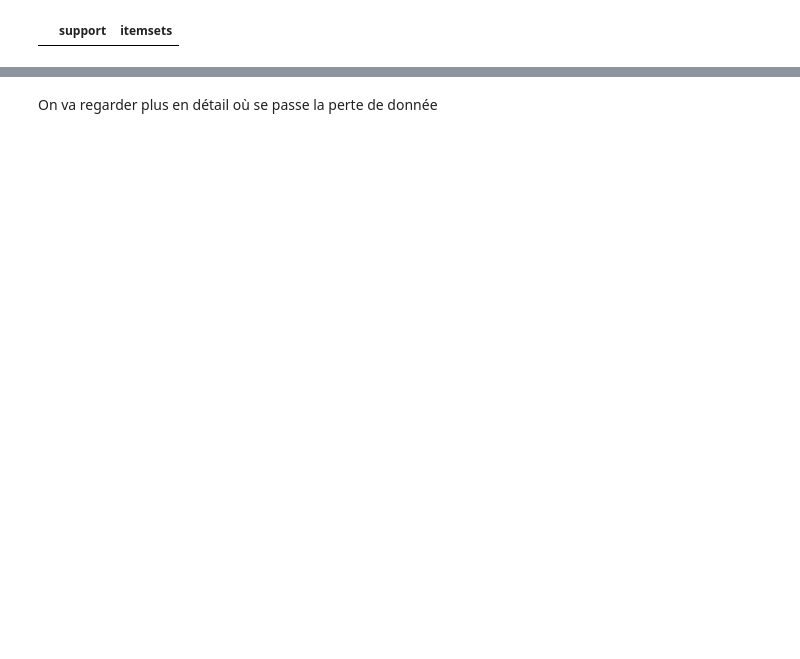
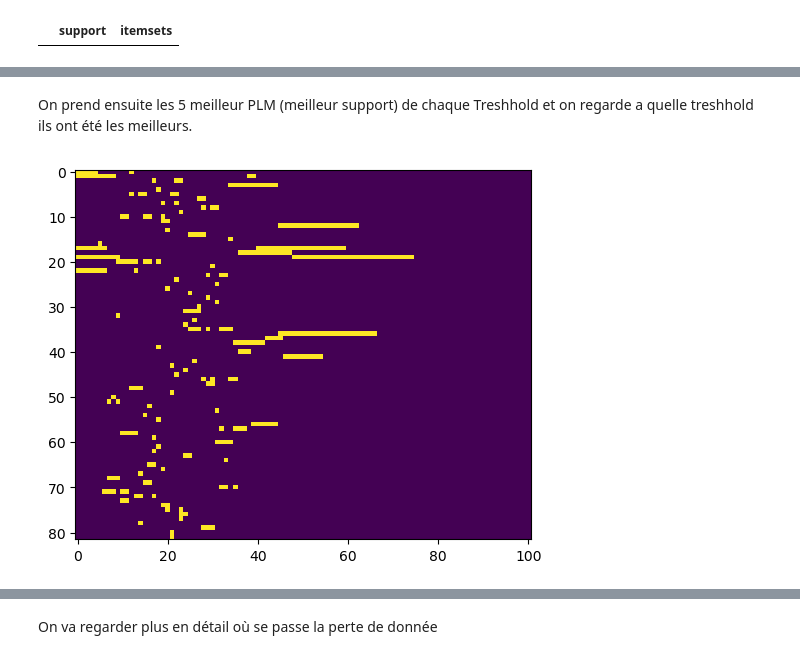
Before and after one commit to JhonatanFelix/Projet_fil_rouge_2024, a Jupyter notebook: motif_PLM.ipynb, the cells around one changed output, grey strips where cells are left out. Cells and saved outputs as stored; diff of their text form; code cells hidden in the pictures; blank space fills up the shorter version.

```diff
--- a/motif_PLM.ipynb
+++ b/motif_PLM.ipynb
@@ -393,0 +422,15 @@ fig.show()
+# %% [markdown]
+On prend ensuite les 5 meilleur PLM (meilleur support) de chaque Treshhold et on regarde a quelle treshhold ils ont été les meilleurs.
+# %%
+five_best_PLMs
+five_best_PLMs_tresh = {t : {i : [] for i in tresh_vs_supp_rappart.index.to_list()} for t in tresh_vs_supp_rappart.columns.to_list()}
+n =0
+
+for plm in five_best_PLMs:
+    tresh =  list(five_best_PLMs_tresh.keys())[n]
+    for p in five_best_PLMs_tresh[tresh].keys():
+        if p in plm:
+            five_best_PLMs_tresh[tresh][p] = 1
+        else:
+            five_best_PLMs_tresh[tresh][p] = 0
+    n += 1
@@ -393,0 +440,6 @@ fig.show()
+# %%
+plt.figure()
+plt.imshow(five_best_PLMs_tresh)
+plt.show()
+# %% [output]
+[figure, added]
```
Also changed, not shown: parts of 38 cells of this notebook.
